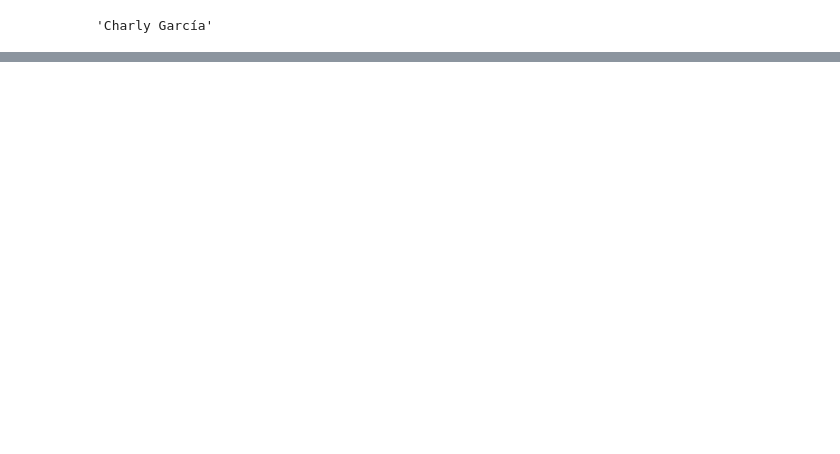
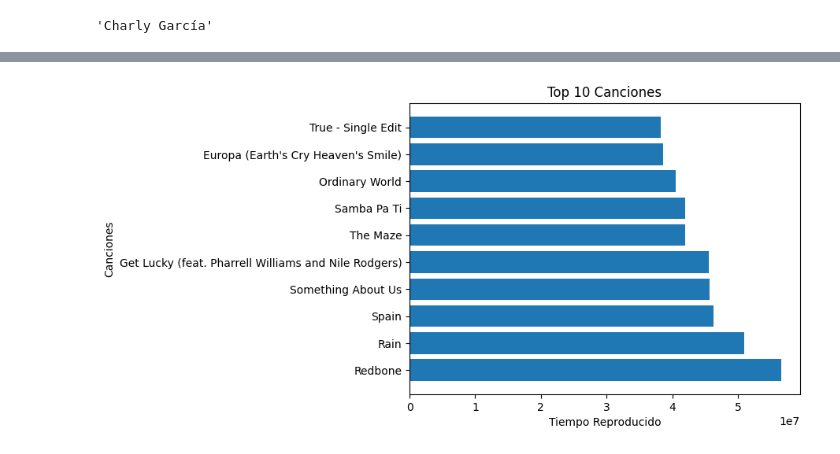
Before and after one commit to Skuerjuan/spotify_chona, a Jupyter notebook: main.ipynb, the cells around one changed output, grey strips where cells are left out. Drawn from its saved outputs; the diff is of its cells as text; code cells hidden in the pictures; blank space fills up the shorter version.

```diff
--- a/main.ipynb
+++ b/main.ipynb
@@ -139,0 +150,14 @@ dtype: int64
+# %%
+#top 10 canciones
+
+topten_song = time_spent_song.head(10)
+topten_song_name = topten_song["master_metadata_track_name"]
+topten_song_time = topten_song["ms_played"]
+fig, ax = plt.subplots()
+ax.barh(topten_song_name, topten_song_time)
+ax.set_xlabel("Tiempo Reproducido")
+ax.set_ylabel("Canciones")
+ax.set_title("Top 10 Canciones")
+plt.show()
+# %% [output]
+[figure, added]
```
Also changed, not shown: parts of 10 cells of this notebook.
